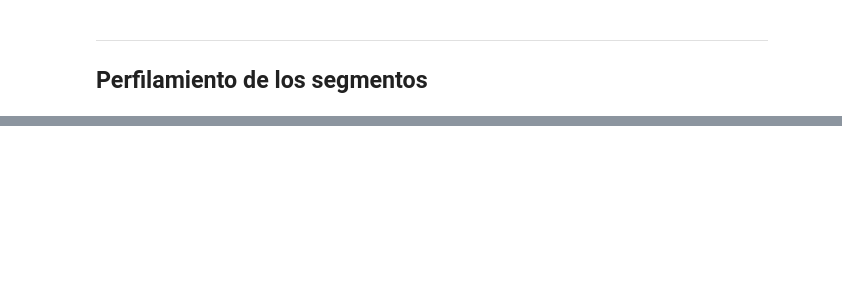
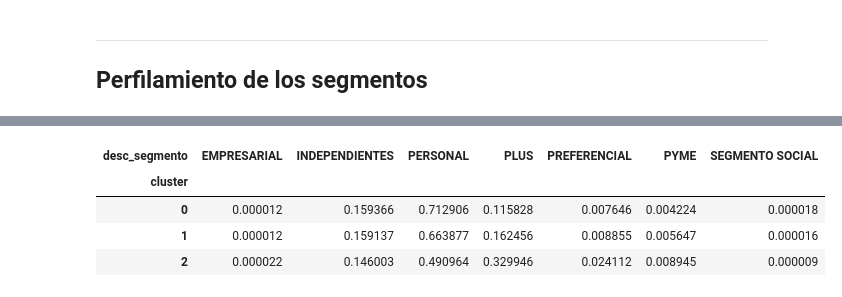
Before and after one commit to Zaprovic/proyecto-optimizacion-ia, a Jupyter notebook: src/main.ipynb, the cells around one changed output, grey strips where cells are left out. Saved outputs shown, nothing was run; the diff lists cells and outputs as text; code cells hidden in the pictures; blank space fills up the shorter version.

```diff
--- a/src/main.ipynb
+++ b/src/main.ipynb
@@ -750,13 +806,15 @@ plt.show()
-# %%
-fig, axes = plt.subplots(1, 2, figsize=(18, 4.5))
-fig.suptitle("Composicion de cada segmento", fontsize=16, fontweight="bold")
-
-for ax, col in zip(axes, cat_cols):
-    tabla = pd.crosstab(df_debito["cluster"], df_debito[col], normalize="index")
-    sns.heatmap(tabla, annot=True, fmt=".1%", cmap="Blues", cbar=False, ax=ax)
-    ax.set_title(col)
-    ax.set_xlabel("")
-    ax.set_ylabel("Cluster")
-
-plt.tight_layout()
-plt.show()
+# %%
+tabla = pd.crosstab(
+    df_debito["cluster"].to_numpy(),
+    df_debito[col].to_numpy(),
+    normalize="index",
+    rownames=["cluster"],
+    colnames=[col],
+)
+tabla
+# %% [output]
+| desc_segmento | EMPRESARIAL | INDEPENDIENTES | PERSONAL | PLUS | PREFERENCIAL | PYME | SEGMENTO SOCIAL |
+| cluster |  |  |  |  |  |  |  |
+| 0 | 0.000012 | 0.159366 | 0.712906 | 0.115828 | 0.007646 | 0.004224 | 0.000018 |
+| 1 | 0.000012 | 0.159137 | 0.663877 | 0.162456 | 0.008855 | 0.005647 | 0.000016 |
+| 2 | 0.000022 | 0.146003 | 0.490964 | 0.329946 | 0.024112 | 0.008945 | 0.000009 |
```
Also changed, not shown: parts of 20 cells of this notebook.
